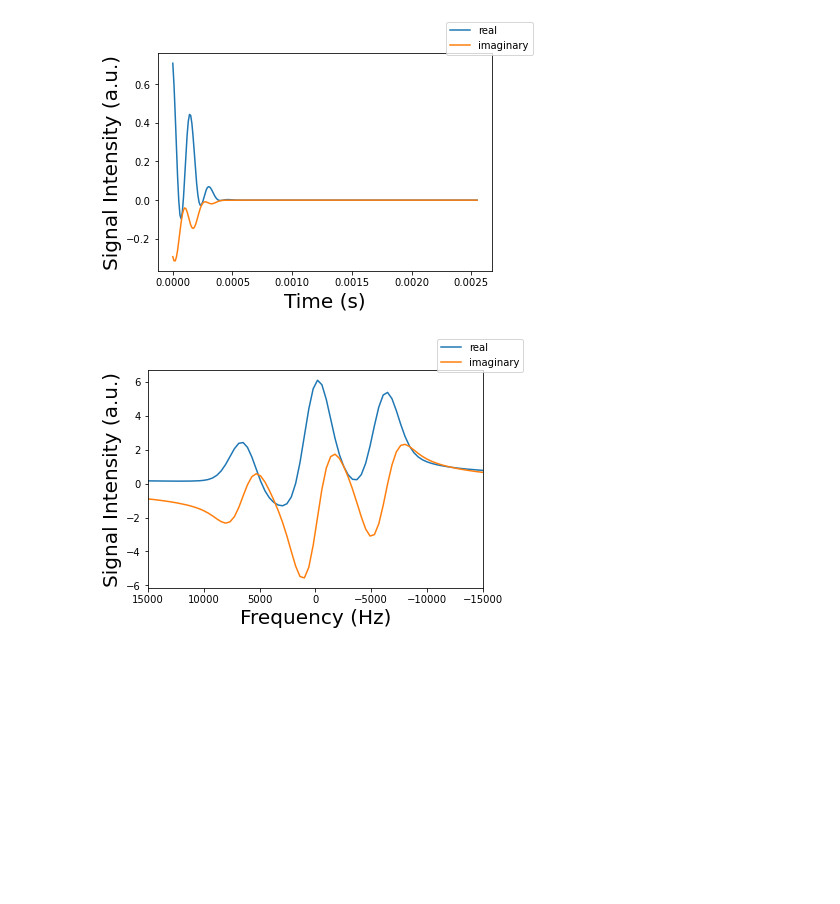
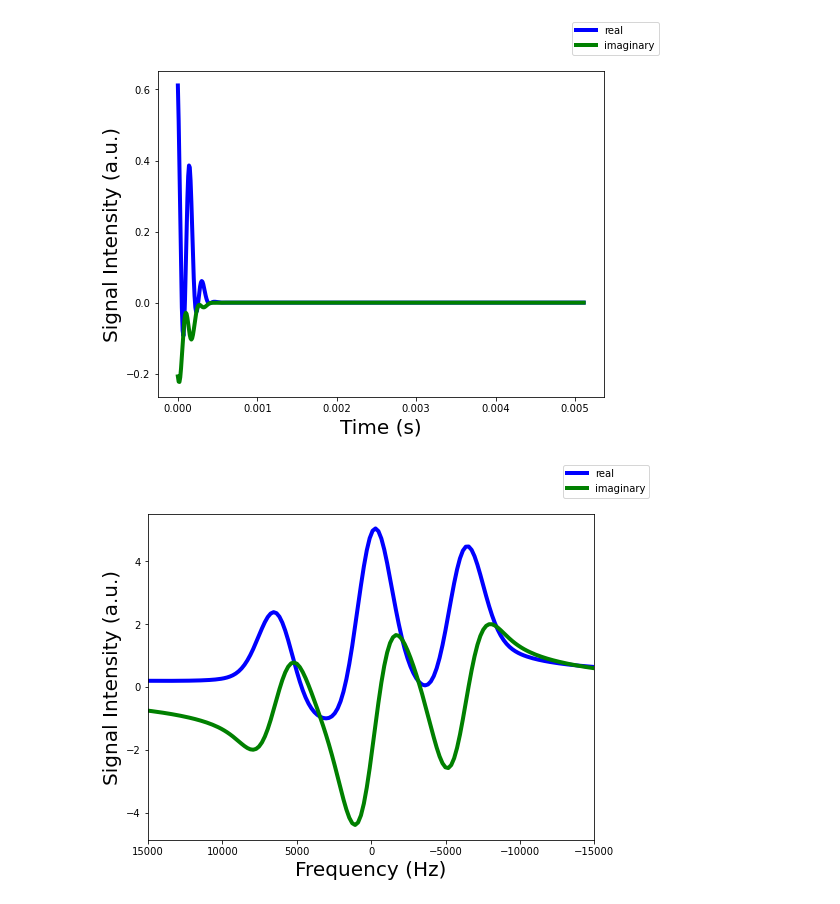
Before and after one commit to MichaelEWest/NMRCodeExamples, a Jupyter notebook: 2QuadrupolarEchoExample.ipynb, the cells around one changed output. Drawn from its saved outputs; the diff is of its cells as text; code cells hidden in the pictures; blank space fills up the shorter version.

```diff
--- a/2QuadrupolarEchoExample.ipynb
+++ b/2QuadrupolarEchoExample.ipynb
@@ -132,29 +144,33 @@ tau2 = tau1                  #time tau2, seconds  (almost always the same as tau
 
 #Constants and variables:
 kB = 2.0836612*10**10       #Boltzmann Constant, Hz/Kelvin
-B0 = 7                      #Magnetic field strength, Tesla
+B0 = 4.7                      #Magnetic field strength, Tesla
 I = 3/2                     #Spin quantum number of 75As
 gamma_75As =7.2919*10**6    #gyromagnetic ratio of 75As nuclei, Hz/Tesla
 T2 = 0.0002                 #Line broadening time constant, seconds
 nuQ = 6000                  #Quadrupolar splitting, Hz
 nuOffset = 0                #Carrier frequency offset, Hz
 dwell = 10*10**-6           #dwell time of signal acquisition, s
-numpoint = 2**8             #number of data points acquired
+numpoint = 2**9             #number of data points acquired
 
 
 #Define Spin Matrices
 [Ix,Iy,Iz,Iplus,Iminus] = PauliMatrices(I) #These matrices are the 'building blocks' of this type of quantum mechanical simulations.  They'll show up in every line in some form.
-
-
+Iplus01 = np.zeros((4,4))
+Iplus12 = np.zeros((4,4))
+Iplus23 = np.zeros((4,4))
+Iplus01[0,1] = sqrt(3)
+Iplus12[1,2] = 2
+Iplus23[2,3] = sqrt(3)
 #Hamiltonians (the quantum mechanical descriptions of energy couplings, and such)
-H_Z = -gamma_75As*Iz*2*np.pi                                    #Zeeman Interaction
+H_Z = -gamma_75As*B0*Iz*2*np.pi                                    #Zeeman Interaction
 H_1Q = nuQ/6*(3*Iz**2-I*(I+1)*np.identity(int(2*I+1)))*2*np.pi  #First-order Quadrupolar
 H_Offset = nuOffset*Iz*2*np.pi                                  #Offset freqency (for data simulation)
 H_FID = H_1Q+H_Offset                                           #The Hamiltonian active during signal acquisition
 
 #Derive initial density matrix. The "density matrix" is the matrix that describes the entire system at a given time.  In this case, at time = 0 (see diagram), the initial density matrix.'''
 
-rho0 = expm(-H_Z/kB/T)/trace(expm(-H_Z/kB/T))
+rho0 = expm(-H_Z/2/np.pi/kB/T)/trace(expm(-H_Z/2/np.pi/kB/T))
 
 
 #Define radio-frequency (RF) energy pulses, represented in matrix form.  These are highly common in NMR to manipulate density matrices in order to do cool physics.
@@ -187,38 +203,50 @@ rho4_pt2 = LVN(U2,rho3_pt2)
 
 rho3 = rho3_pt1/2+rho3_pt2/2     #The second pulse is done in two parts (hard to explain without a ton of theory), so the two parts of the density matrices are averaged.
 rho4 = rho4_pt1/2+rho4_pt2/2     #The second pulse is done in two parts (hard to explain without a ton of theory), so the two parts of the density matrices are averaged.
 
 #initialize the dimensions of the NMR spectra based on experimentally-controlled varaibles "dwell" and "numpoint."
 time = np.linspace(0,(numpoint-1)*dwell,numpoint)
 nu = np.linspace(-0.5*(1/dwell),0.5*(1/dwell),numpoint)
 
 #Simulate the NMR signal
 #Signal is detected in real-time as the density matrix evolves in real-time, under influence of the H_FID Hamiltonian.
 rhostep = np.empty((numpoint,int(len(rho1)),int(len(rho1))),dtype=complex)  #initialize
 signal = np.empty((numpoint),dtype=complex)                                 #initialize
+signal01 = np.empty((numpoint),dtype=complex)                                 #initialize
+signal12 = np.empty((numpoint),dtype=complex)                                 #initialize
+signal23 = np.empty((numpoint),dtype=complex)                                 #initialize
 
 for n in range(numpoint):
     rhostep[n,:,:] = LVN(expm(-1j*H_FID*time[n]),rho4)  #Evolution of the density matrix rho4 in real-time
-    signal[n] = np.trace(np.matmul(rhostep[n,:,:],Iplus))*exp(-(n*dwell)**2/T2**2) #"Measurement" of signal, stored in the array "signal"
+    signal[n]   = np.trace(np.matmul(rhostep[n,:,:],Iplus))*exp(-(n*dwell)**2/T2**2) #"Measurement" of signal, stored in the array "signal"
+    signal01[n] = np.trace(np.matmul(rhostep[n,:,:],Iplus01))*exp(-(n*dwell)**2/T2**2) #"Measurement" of signal, stored in the array "signal"
+    signal12[n] = np.trace(np.matmul(rhostep[n,:,:],Iplus12))*exp(-(n*dwell)**2/T2**2) #"Measurement" of signal, stored in the array "signal"
+    signal23[n] = np.trace(np.matmul(rhostep[n,:,:],Iplus23))*exp(-(n*dwell)**2/T2**2) #"Measurement" of signal, stored in the array "signal"
 
+fftsignal=np.fft.fftshift(np.fft.fft(signal))  #The signal can be fourier transformed into frequency domain, something arguably more useful to an NMR spectroscopist.
+fftsignal01=np.fft.fftshift(np.fft.fft(signal01))  #The signal can be fourier transformed into frequency domain, something arguably more useful to an NMR spectroscopist.
+fftsignal12=np.fft.fftshift(np.fft.fft(signal12))
+fftsignal23=np.fft.fftshift(np.fft.fft(signal23))
 
 #Plot the time-domain signal
-plt.plot(time,signal.real)
-plt.plot(time,signal.imag)
+plt.figure(figsize=(8,6))
+plt.plot(time,signal.real,color='b',linewidth=4)
+plt.plot(time,signal.imag,color='g',linewidth=4)
 plt.xlabel('Time (s)',fontsize = 20)
 plt.ylabel('Signal Intensity (a.u.)',fontsize = 20)
 plt.figlegend(('real','imaginary'),loc='upper right')
 plt.show()
 
 #Plot the frequency-domain signal
-fftsignal=np.fft.fftshift(np.fft.fft(signal))  #The signal can be fourier transformed into frequency domain, something arguably more useful to an NMR spectroscopist.
-plt.plot(nu,fftsignal.real)
-plt.plot(nu,fftsignal.imag)
+plt.figure(figsize=(8,6))
+
+plt.plot(nu,fftsignal.real,color='b',linewidth=4)
+plt.plot(nu,fftsignal.imag,color='g',linewidth=4)
 plt.xlim(15000,-15000)
 plt.xlabel('Frequency (Hz)',fontsize = 20)
 plt.ylabel('Signal Intensity (a.u.)',fontsize = 20)
 plt.figlegend(('real','imaginary'),loc='upper right')
 plt.show()
 # %% [output]
-[figure, old version]
+[figure, new version]
-[figure, old version]
+[figure, new version]
```
Also changed, not shown: parts of 3 cells of this notebook.
